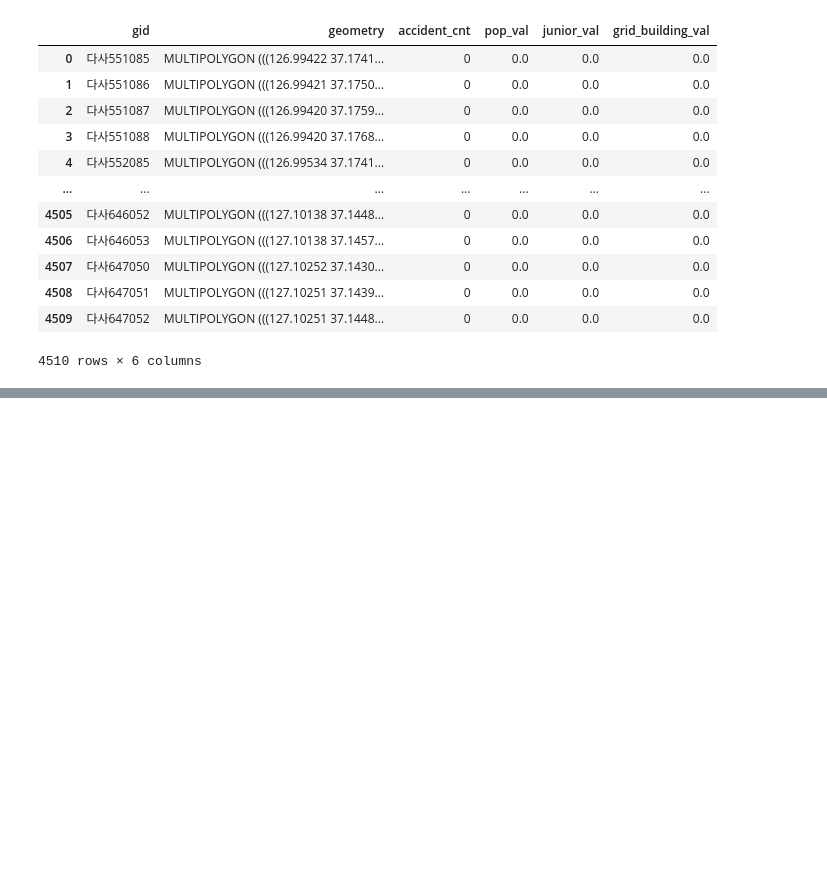
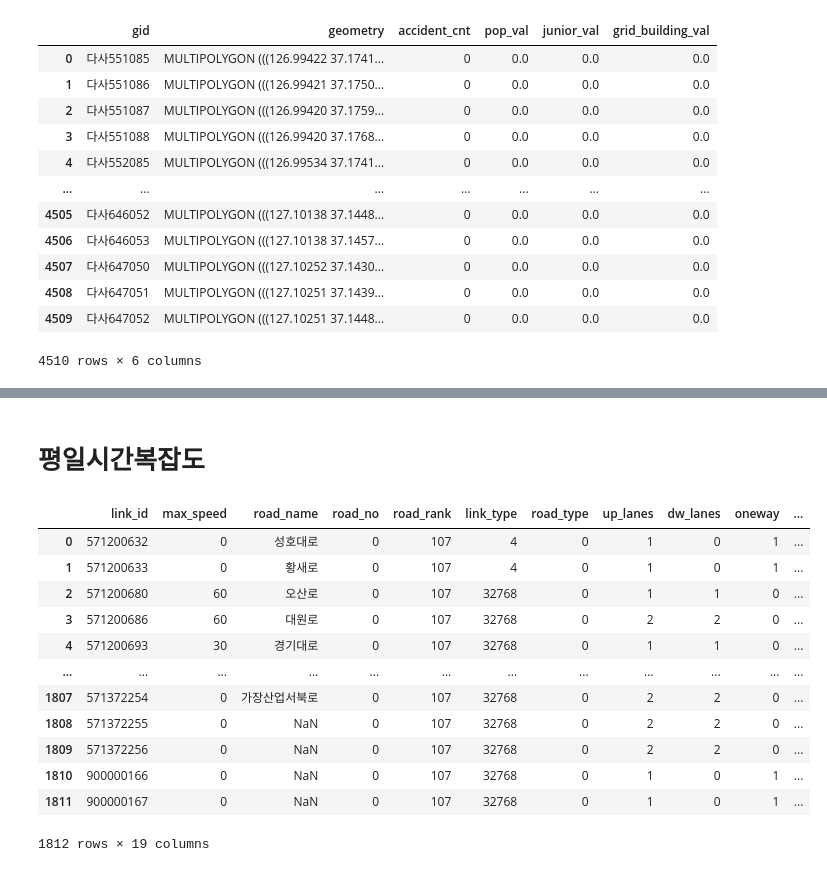
Before and after one commit to syjung98/OSAN_Predict_Accident, a Jupyter notebook: Osan_data_preprocessing.ipynb, the cells around one changed output, grey strips where cells are left out. Cells and saved outputs as stored; diff of their text form; code cells hidden in the pictures; blank space fills up the shorter version.

```diff
--- a/Osan_data_preprocessing.ipynb
+++ b/Osan_data_preprocessing.ipynb
@@ -705,0 +717,27 @@ ValueError: invalid literal for int() with base 10: '전일'
+# %% [markdown]
+# 평일시간복잡도
+# %%
+# 평일시간복잡도와 상세도로망 merge
+traffic_time_road = []
+for i in road['link_id']:
+    traffic_time_road.append([i,sum(traffic_time[traffic_time['link_id'].apply(str).str.contains(i)]['time'])])
+
+traffic_time_road=pd.DataFrame(traffic_time_road)
+traffic_time_road.columns=['link_id','time']
+# road_info에 시간복잡도 merge
+road_info=pd.merge(road_info,traffic_time_road,on='link_id')
+road_info
+# %% [output]
+|  | link_id | max_speed | road_name | road_no | road_rank | link_type | road_type | up_lanes | dw_lanes | oneway | ... |
+| 0 | 571200632 | 0 | 성호대로 | 0 | 107 | 4 | 0 | 1 | 0 | 1 | ... |
+| 1 | 571200633 | 0 | 황새로 | 0 | 107 | 4 | 0 | 1 | 0 | 1 | ... |
+| 2 | 571200680 | 60 | 오산로 | 0 | 107 | 32768 | 0 | 1 | 1 | 0 | ... |
+| 3 | 571200686 | 60 | 대원로 | 0 | 107 | 32768 | 0 | 2 | 2 | 0 | ... |
+| 4 | 571200693 | 30 | 경기대로 | 0 | 107 | 32768 | 0 | 1 | 1 | 0 | ... |
+| ... | ... | ... | ... | ... | ... | ... | ... | ... | ... | ... | ... |
+| 1807 | 571372254 | 0 | 가장산업서북로 | 0 | 107 | 32768 | 0 | 2 | 2 | 0 | ... |
+| 1808 | 571372255 | 0 | NaN | 0 | 107 | 32768 | 0 | 2 | 2 | 0 | ... |
+| 1809 | 571372256 | 0 | NaN | 0 | 107 | 32768 | 0 | 2 | 2 | 0 | ... |
+| 1810 | 900000166 | 0 | NaN | 0 | 107 | 32768 | 0 | 1 | 0 | 1 | ... |
+| 1811 | 900000167 | 0 | NaN | 0 | 107 | 32768 | 0 | 1 | 0 | 1 | ... |
+1812 rows × 19 columns
```
Also changed, not shown: parts of 12 cells of this notebook.
